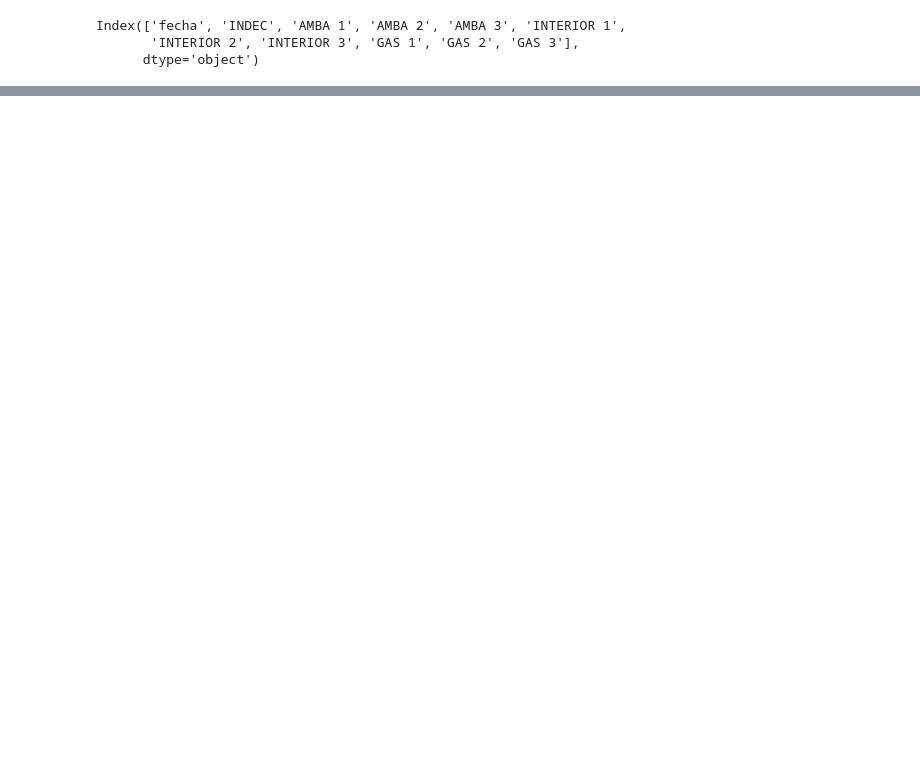
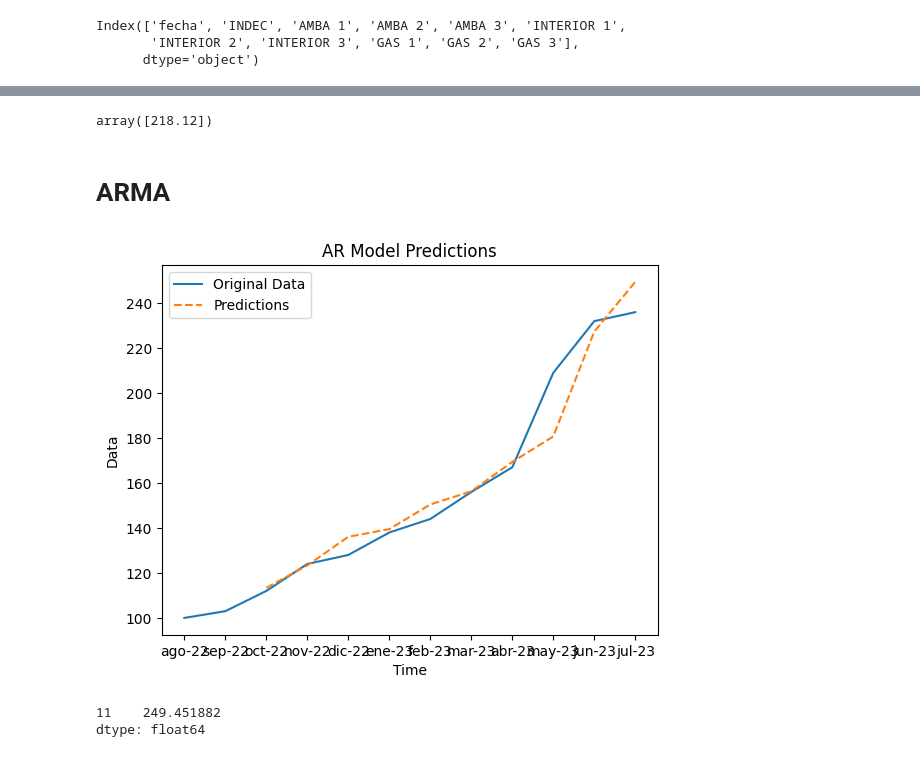
Before and after one commit to LCaravaggio/Cosas_Sueltas, a Jupyter notebook: dim_red_fabio.ipynb, the cells around one changed output, grey strips where cells are left out. Cells and saved outputs as stored; diff of their text form; code cells hidden in the pictures; blank space fills up the shorter version.

```diff
--- a/dim_red_fabio.ipynb
+++ b/dim_red_fabio.ipynb
@@ -33,0 +96,2 @@ base.to_csv('indices_red.csv', sep=';')
+# %%
+base['L.INDEC']=base['INDEC'].shift()
@@ -33,0 +110,3 @@ base.to_csv('indices_red.csv', sep=';')
+# %%
+for column in columnas:
+    base[f'L.{column}'] = base[column].shift(1)
@@ -33,0 +116,30 @@ base.to_csv('indices_red.csv', sep=';')
+# %%
+rf=RandomForestRegressor(max_depth=4)
+rf.fit(base[Lcolumnas][1:-1], base['INDEC'][1:-1])
+rf.predict(base[Lcolumnas][-1:])
+# %% [output]
+array([218.12])
+# %% [markdown]
+# ARMA
+# %%
+from statsmodels.tsa.ar_model import AutoReg
+model = AutoReg(base['INDEC'], lags=2)
+results = model.fit()
+# %%
+predictions=results.predict(start=2, end=len(base)-1)
+# %%
+import matplotlib.pyplot as plt
+plt.plot(base['fecha'], base['INDEC'], label='Original Data')
+plt.plot(base['fecha'][2:], predictions, label='Predictions', linestyle='dashed')
+plt.xlabel('Time')
+plt.ylabel('Data')
+plt.title('AR Model Predictions')
+plt.legend()
+plt.show()
+# %% [output]
+[figure, added]
+# %%
+predictions[-1:]
+# %% [output]
+11    249.451882
+dtype: float64
```
Also changed, not shown: parts of 18 cells of this notebook.
